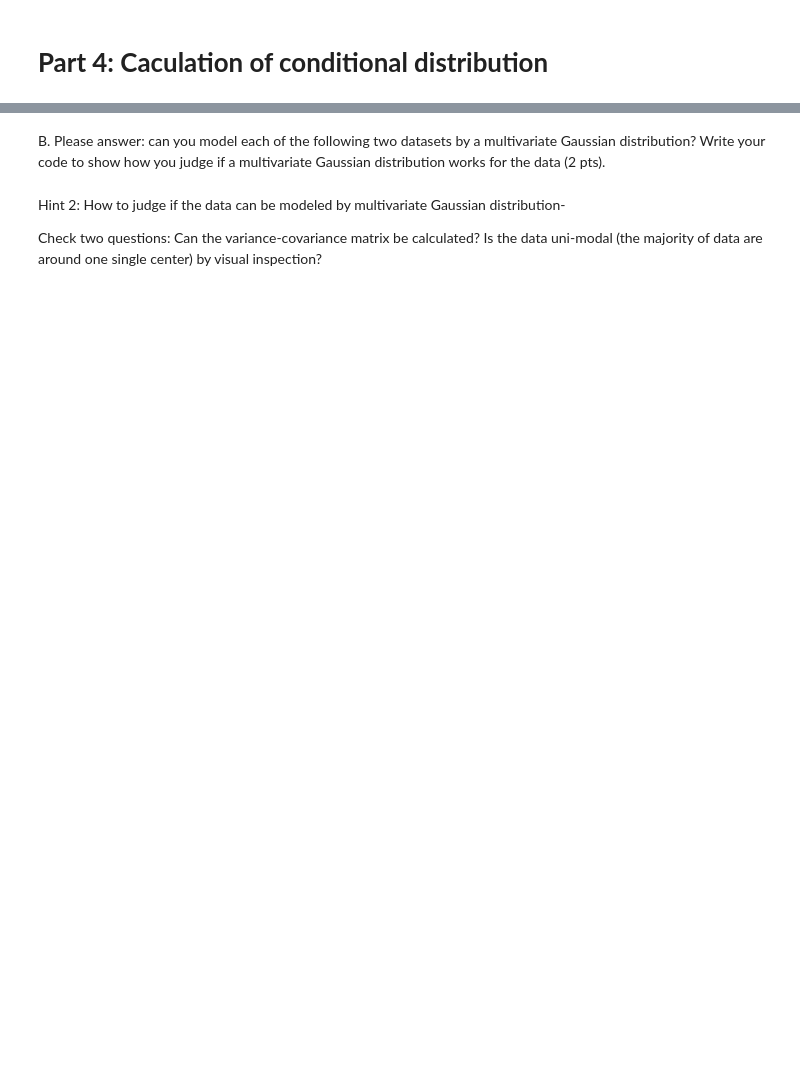
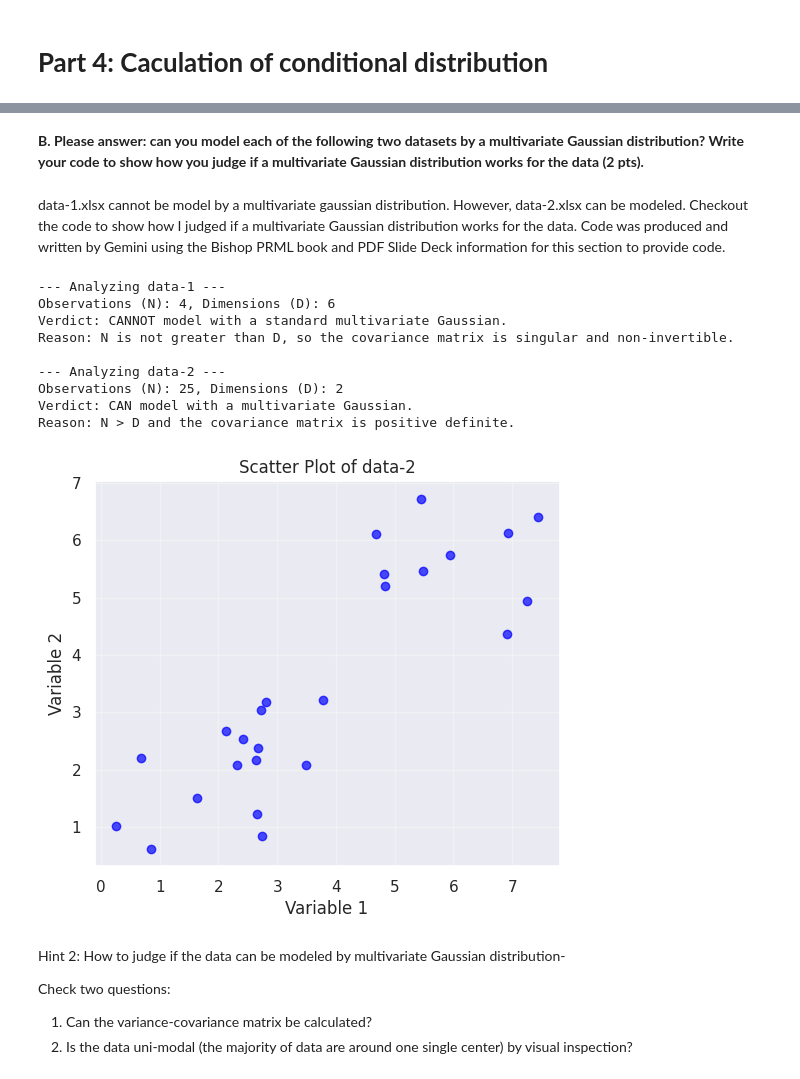
Before and after one commit to Kidkudos77/personalportfolio, a Jupyter notebook: Chapter2_Inference_Multivariate_Normal_Data_cls_update.ipynb, the cells around one changed output, grey strips where cells are left out. Saved outputs shown, nothing was run; the diff lists cells and outputs as text; code cells hidden in the pictures; blank space fills up the shorter version.

```diff
--- a/Chapter2_Inference_Multivariate_Normal_Data_cls_update.ipynb
+++ b/Chapter2_Inference_Multivariate_Normal_Data_cls_update.ipynb
@@ -166,11 +178,11 @@ plt.show()
 # %%
 # Estimate the MAP for Sigma
-D =  # x has a shape of 30X2. It is a two-dimensional data with 30 observations
-Psi0 =  # Psi0 parameter for the inverse Wishart distribution
-nu0 = # nu0>1 according to Slide 47 (2.22)
+D =  x.shape[1]# x has a shape of 30X2. It is a two-dimensional data with 30 observations
+Psi0 =  np.identity(2)# Psi0 parameter for the inverse Wishart distribution
+nu0 = 2 # nu0>1 according to Slide 47 (2.22)
 
-Psi1 =  # (2.23)
-nu1 =
+Psi1 = Psi0 + (x - mu_MLE).T @ (x - mu_MLE) # (2.23)
+nu1 = nu0 + N
 
-Sigma_MAP =
-print('Part (c). MAP of Sigma = '+np.array2string(...))
+Sigma_MAP = Psi1 / (nu1 + D + 1)
+print('Part (c). MAP of Sigma = '+np.array2string(Sigma_MAP))
@@ -198,6 +221,64 @@ print('         variance '+np.array2string(...))
 # %% [markdown]
-B. Please answer: can you model each of the following two datasets by a multivariate Gaussian distribution? Write your code to show how you judge if a multivariate Gaussian distribution works for the data (2 pts).
+**B. Please answer: can you model each of the following two datasets by a multivariate Gaussian distribution? Write your code to show how you judge if a multivariate Gaussian distribution works for the data (2 pts).**
+# %% [markdown]
+data-1.xlsx cannot be  model by a multivariate gaussian distribution. However, data-2.xlsx can be modeled. Checkout the code to show how I judged if a multivariate Gaussian distribution works for the data. Code was produced and written by Gemini using the Bishop PRML book and PDF Slide Deck information for this section to provide code.
+# %%
+import pandas as pd
+import numpy as np
+import matplotlib.pyplot as plt
+
+# Load the datasets (dropping the 'Unnamed: 0' index column)
+df1 = pd.read_excel('data-1.xlsx').drop(columns=['Unnamed: 0'])
+df2 = pd.read_excel('data-2.xlsx').drop(columns=['Unnamed: 0'])
+
+def evaluate_gaussian_suitability(df, data_name):
+    N, D = df.shape
+    print(f"--- Analyzing {data_name} ---")
+    print(f"Observations (N): {N}, Dimensions (D): {D}")
+
+    # The covariance matrix requires N > D to be positive definite and invertible
+    if N <= D:
+        print("Verdict: CANNOT model with a standard multivariate Gaussian.")
+        print("Reason: N is not greater than D, so the covariance matrix is singular and non-invertible.\n")
+    else:
+        # Calculate the covariance matrix
+        cov_matrix = np.cov(df, rowvar=False)
+        # Check if all eigenvalues are strictly positive (positive definite)
+        eigenvalues = np.linalg.eigvals(cov_matrix)
+
+        if np.all(eigenvalues > 0):
+            print("Verdict: CAN model with a multivariate Gaussian.")
+            print("Reason: N > D and the covariance matrix is positive definite.\n")
+        else:
+            print("Verdict: Covariance matrix is not positive definite.\n")
+
+# Run the evaluation
+evaluate_gaussian_suitability(df1, "data-1")
+evaluate_gaussian_suitability(df2, "data-2")
+
+# Visually verify data-2 for elliptical contours of constant density
+plt.figure(figsize=(6, 5))
+plt.scatter(df2.iloc[:, 0], df2.iloc[:, 1], alpha=0.7, c='blue')
+plt.xlabel("Variable 1")
+plt.ylabel("Variable 2")
+plt.title("Scatter Plot of data-2")
+plt.grid(True, alpha=0.3)
+plt.show()
+# %% [output]
+--- Analyzing data-1 ---
+Observations (N): 4, Dimensions (D): 6
+Verdict: CANNOT model with a standard multivariate Gaussian.
+Reason: N is not greater than D, so the covariance matrix is singular and non-invertible.
+
+--- Analyzing data-2 ---
+Observations (N): 25, Dimensions (D): 2
+Verdict: CAN model with a multivariate Gaussian.
+Reason: N > D and the covariance matrix is positive definite.
+[figure, added]
 # %% [markdown]
 Hint 2: How to judge if the data can be modeled by multivariate Gaussian distribution-
 
-Check two questions: Can the variance-covariance matrix be calculated? Is the data uni-modal (the majority of data are around one single center) by visual inspection?
+Check two questions:
+
+1.   Can the variance-covariance matrix be calculated?
+2.   Is the data uni-modal (the majority of data are around one single center) by visual inspection?
```
Also changed, not shown: parts of 7 cells of this notebook.
